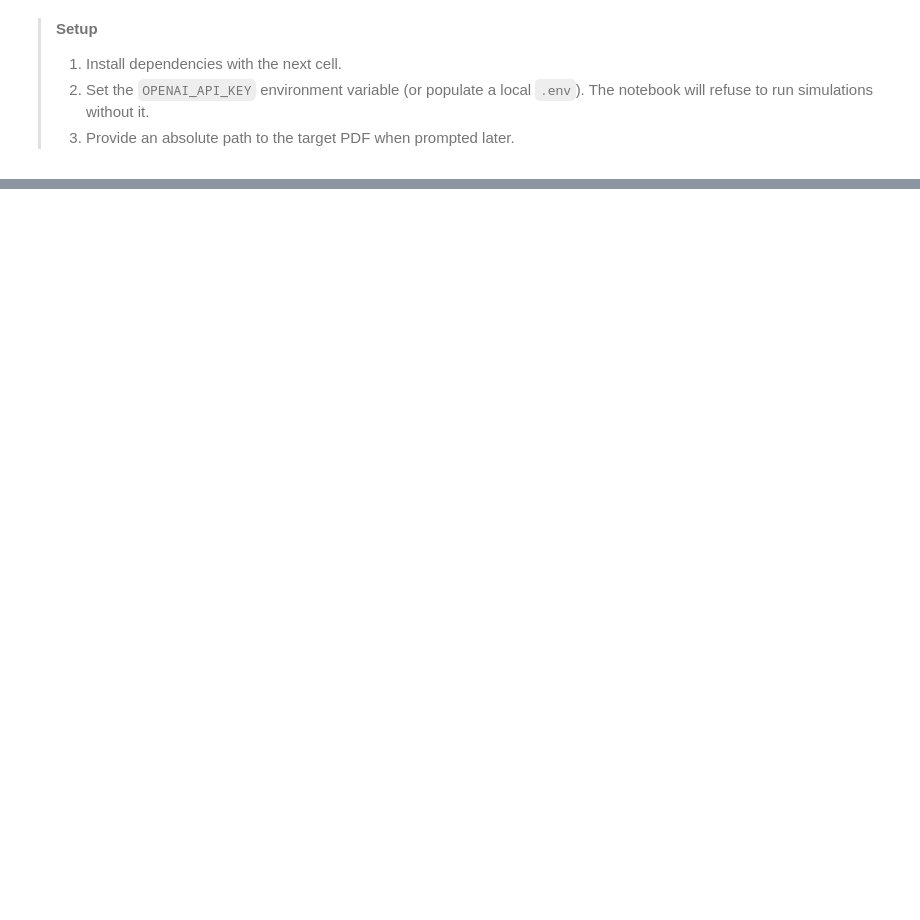
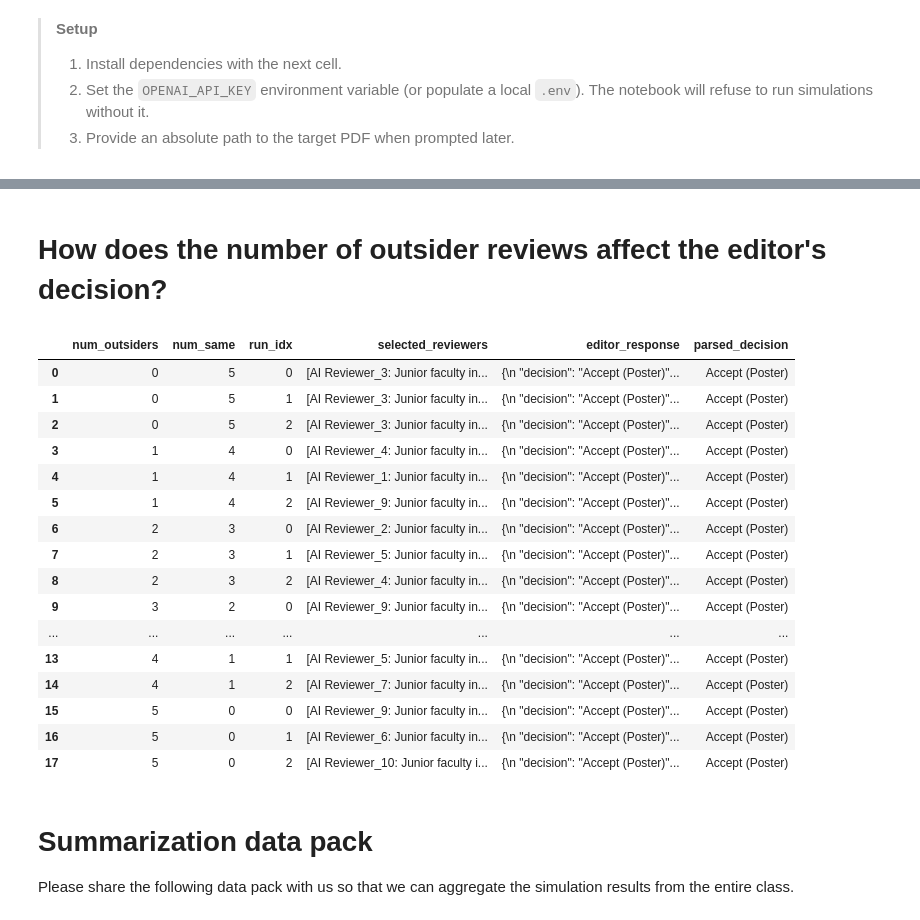
Before and after one commit to TianyuDu/OB639-LLM-ABM-Simulation, a Jupyter notebook: LLM_review_simulation.ipynb, the cells around one changed output, grey strips where cells are left out. Saved outputs shown, nothing was run; the diff lists cells and outputs as text; code cells hidden in the pictures; blank space fills up the shorter version.

```diff
--- a/LLM_review_simulation.ipynb
+++ b/LLM_review_simulation.ipynb
@@ -888,0 +1110,5 @@ Questions: ['How does the model handle cases where DNA barcode data is incomplet
+# %%
+for review in AI_REVIEWS:
+    print(f"\n--- {review['reviewer']} ---")
+    summary = text_summary(review['response'])
+    print(summary)
@@ -888,0 +1426,37 @@ Questions: ['How does the model handle cases where DNA barcode data is incomplet
+# %%
+# Build a balanced panel of 10 AI reviewers (all junior faculty)
+NUM_SAME_DOMAIN_JUNIOR = 5
+NUM_RANDOM_DOMAIN_JUNIOR = 5
+
+MIXED_DOMAIN_AI_PANEL_STATE = (
+    [{"domain": "same", "seniority": "Junior faculty"} for _ in range(NUM_SAME_DOMAIN_JUNIOR)]
+    + [{"domain": "random_different", "seniority": "Junior faculty"} for _ in range(NUM_RANDOM_DOMAIN_JUNIOR)]
+)
+
+mixed_domain_personas = create_reviewer_personas_from_state(
+    MIXED_DOMAIN_AI_PANEL_STATE,
+    paper_domain=PAPER_DOMAIN,
+)
+
+MIXED_DOMAIN_AI_REVIEWERS = [make_reviewer_agent(persona) for persona in mixed_domain_personas]
+
+# Reuse global reviewer references so downstream cells operate on this configuration
+AI_PANEL_STATE = MIXED_DOMAIN_AI_PANEL_STATE
+personas = mixed_domain_personas
+AI_REVIEWERS = MIXED_DOMAIN_AI_REVIEWERS
+
+mixed_domain_summary = pd.DataFrame(
+    [
+        {
+            "name": persona.name,
+            "expertise": persona.expertise,
+            "seniority": persona.seniority,
+            "domain_source": "same" if persona.expertise == PAPER_DOMAIN else "random_different",
+        }
+        for persona in mixed_domain_personas
+    ]
+)
+
+print("AI reviewer panel: 5 same-domain + 5 random-different (all junior faculty)")
+display(mixed_domain_summary)
+print(mixed_domain_summary["domain_source"].value_counts())
@@ -888,0 +1522,2 @@ Questions: ['How does the model handle cases where DNA barcode data is incomplet
+# %% [markdown]
+# How does the number of outsider reviews affect the editor's decision?
@@ -888,0 +1634,23 @@ Questions: ['How does the model handle cases where DNA barcode data is incomplet
+# %%
+outsider_results_df
+# %% [output]
+|  | num_outsiders | num_same | run_idx | selected_reviewers | editor_response | parsed_decision |
+| 0 | 0 | 5 | 0 | [AI Reviewer_3: Junior faculty in... | {\n "decision": "Accept (Poster)"... | Accept (Poster) |
+| 1 | 0 | 5 | 1 | [AI Reviewer_3: Junior faculty in... | {\n "decision": "Accept (Poster)"... | Accept (Poster) |
+| 2 | 0 | 5 | 2 | [AI Reviewer_3: Junior faculty in... | {\n "decision": "Accept (Poster)"... | Accept (Poster) |
+| 3 | 1 | 4 | 0 | [AI Reviewer_4: Junior faculty in... | {\n "decision": "Accept (Poster)"... | Accept (Poster) |
+| 4 | 1 | 4 | 1 | [AI Reviewer_1: Junior faculty in... | {\n "decision": "Accept (Poster)"... | Accept (Poster) |
+| 5 | 1 | 4 | 2 | [AI Reviewer_9: Junior faculty in... | {\n "decision": "Accept (Poster)"... | Accept (Poster) |
+| 6 | 2 | 3 | 0 | [AI Reviewer_2: Junior faculty in... | {\n "decision": "Accept (Poster)"... | Accept (Poster) |
+| 7 | 2 | 3 | 1 | [AI Reviewer_5: Junior faculty in... | {\n "decision": "Accept (Poster)"... | Accept (Poster) |
+| 8 | 2 | 3 | 2 | [AI Reviewer_4: Junior faculty in... | {\n "decision": "Accept (Poster)"... | Accept (Poster) |
+| 9 | 3 | 2 | 0 | [AI Reviewer_9: Junior faculty in... | {\n "decision": "Accept (Poster)"... | Accept (Poster) |
+| ... | ... | ... | ... | ... | ... | ... |
+| 13 | 4 | 1 | 1 | [AI Reviewer_5: Junior faculty in... | {\n "decision": "Accept (Poster)"... | Accept (Poster) |
+| 14 | 4 | 1 | 2 | [AI Reviewer_7: Junior faculty in... | {\n "decision": "Accept (Poster)"... | Accept (Poster) |
+| 15 | 5 | 0 | 0 | [AI Reviewer_9: Junior faculty in... | {\n "decision": "Accept (Poster)"... | Accept (Poster) |
+| 16 | 5 | 0 | 1 | [AI Reviewer_6: Junior faculty in... | {\n "decision": "Accept (Poster)"... | Accept (Poster) |
+| 17 | 5 | 0 | 2 | [AI Reviewer_10: Junior faculty i... | {\n "decision": "Accept (Poster)"... | Accept (Poster) |
+# %% [markdown]
+# Summarization data pack
+Please share the following data pack with us so that we can aggregate the simulation results from the entire class.
```
Also changed, not shown: parts of 101 cells of this notebook.
